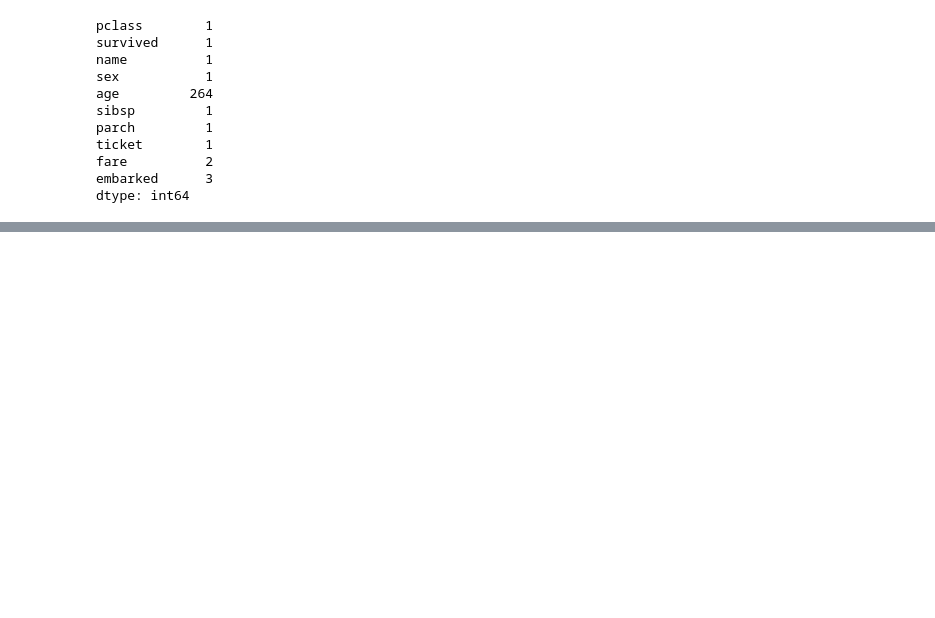
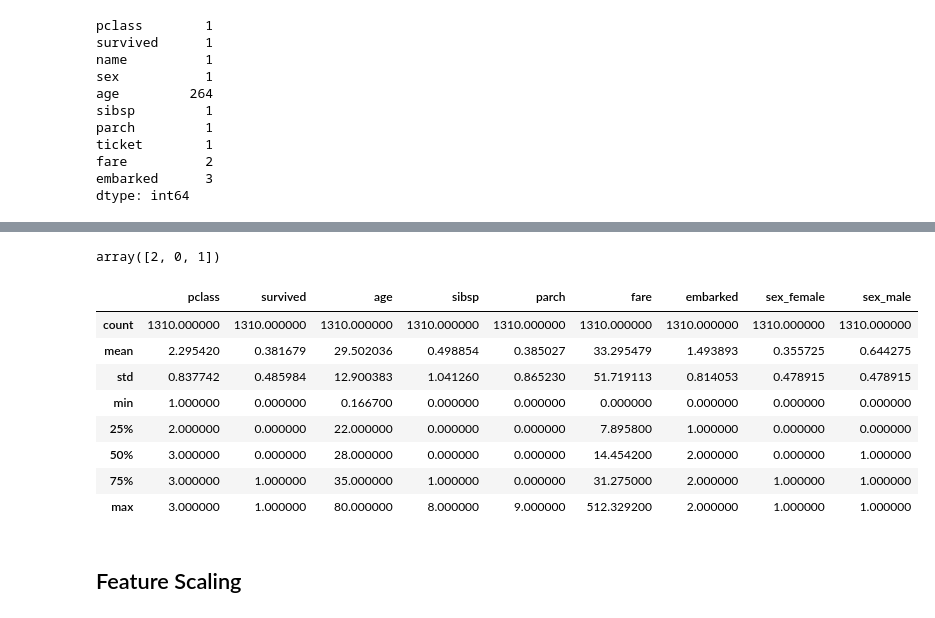
Before and after one commit to bvkiran8058/Machine-Learning, a Jupyter notebook: 00 Data Preprocessing.ipynb, the cells around one changed output, grey strips where cells are left out. Cells and saved outputs as stored; diff of their text form; code cells hidden in the pictures; blank space fills up the shorter version.

```diff
--- a/00 Data Preprocessing.ipynb
+++ b/00 Data Preprocessing.ipynb
@@ -123,8 +138,9 @@ dtype: int64
 # %%
 ## In this 'pclass', 'survived', 'name', 'sex', 'embarked' are categorical features use mode
 ## 'sibsp', 'parch', 'fare' are numerical features use mean and ticket feature can be dropped as it is not required
+## since 'age' has many outliers use medain
 
-categorical_features = ['pclass', 'survived', 'name', 'sex']
+categorical_features = ['pclass', 'survived', 'name', 'sex', 'embarked']
 numerical_features = ['sibsp', 'parch', 'fare']
 categorical_sum = 0
 numerical_sum = 0
@@ -134,5 +150,6 @@ for feature in categorical_features:
 for feature in numerical_features:
     dataset[feature] = dataset[feature].fillna(dataset[feature].mean())
     numerical_sum += 1
+dataset['age'] = dataset['age'].fillna(dataset['age'].median())
 categorical_sum, numerical_sum
 # %% [output]
@@ -153 +170,5 @@ embarked      3
 dtype: int64
+# %%
+## since ticket and name is not required we can drop ticket
+dataset.drop(columns=['ticket', 'name'], axis=1, inplace=True)
+dataset.isnull().sum()
@@ -153,0 +205,10 @@ dtype: int64
+# %%
+## Use onehot encoding for sex and label encoding for embarked
+from sklearn.preprocessing import LabelEncoder, OneHotEncoder
+le = LabelEncoder()
+ohe = OneHotEncoder(sparse_output= False)
+dataset['embarked'] = le.fit_transform(dataset['embarked'])
+encoded = ohe.fit_transform(dataset[['sex']])
+encoded_df = pd.DataFrame(encoded, columns= ohe.get_feature_names_out())
+final_dataset = pd.concat([dataset.drop(columns=['sex'], axis=1), encoded_df], axis=1)
+final_dataset.info()
@@ -153,0 +232,18 @@ dtype: int64
+# %%
+final_dataset['embarked'].unique()
+# %% [output]
+array([2, 0, 1])
+# %%
+final_dataset.describe()
+# %% [output]
+|  | pclass | survived | age | sibsp | parch | fare | embarked | sex_female | sex_male |
+| count | 1310.000000 | 1310.000000 | 1310.000000 | 1310.000000 | 1310.000000 | 1310.000000 | 1310.000000 | 1310.000000 | 1310.000000 |
+| mean | 2.295420 | 0.381679 | 29.502036 | 0.498854 | 0.385027 | 33.295479 | 1.493893 | 0.355725 | 0.644275 |
+| std | 0.837742 | 0.485984 | 12.900383 | 1.041260 | 0.865230 | 51.719113 | 0.814053 | 0.478915 | 0.478915 |
+| min | 1.000000 | 0.000000 | 0.166700 | 0.000000 | 0.000000 | 0.000000 | 0.000000 | 0.000000 | 0.000000 |
+| 25% | 2.000000 | 0.000000 | 22.000000 | 0.000000 | 0.000000 | 7.895800 | 1.000000 | 0.000000 | 0.000000 |
+| 50% | 3.000000 | 0.000000 | 28.000000 | 0.000000 | 0.000000 | 14.454200 | 2.000000 | 0.000000 | 1.000000 |
+| 75% | 3.000000 | 1.000000 | 35.000000 | 1.000000 | 0.000000 | 31.275000 | 2.000000 | 1.000000 | 1.000000 |
+| max | 3.000000 | 1.000000 | 80.000000 | 8.000000 | 9.000000 | 512.329200 | 2.000000 | 1.000000 | 1.000000 |
+# %% [markdown]
+## Feature Scaling
```
Also changed, not shown: parts of 15 cells of this notebook.
